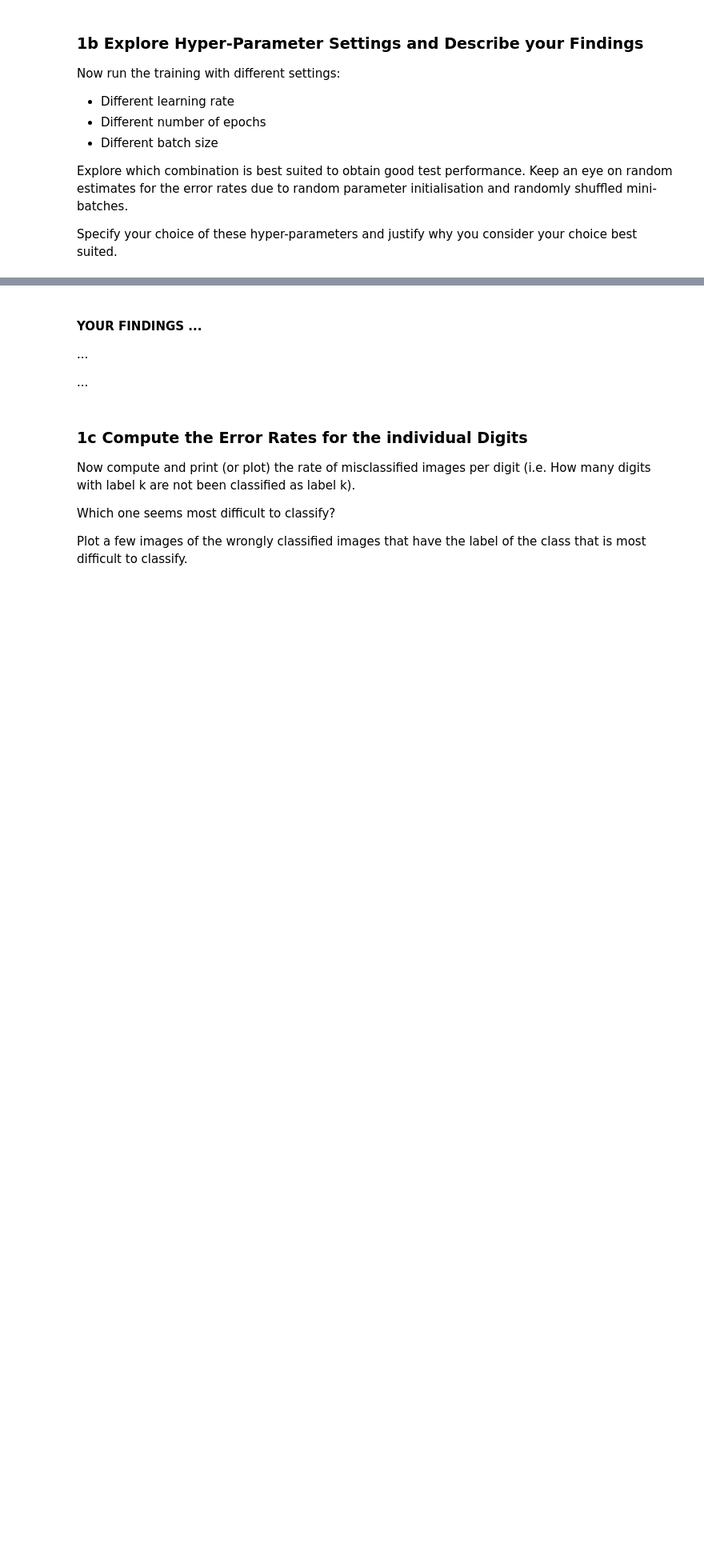
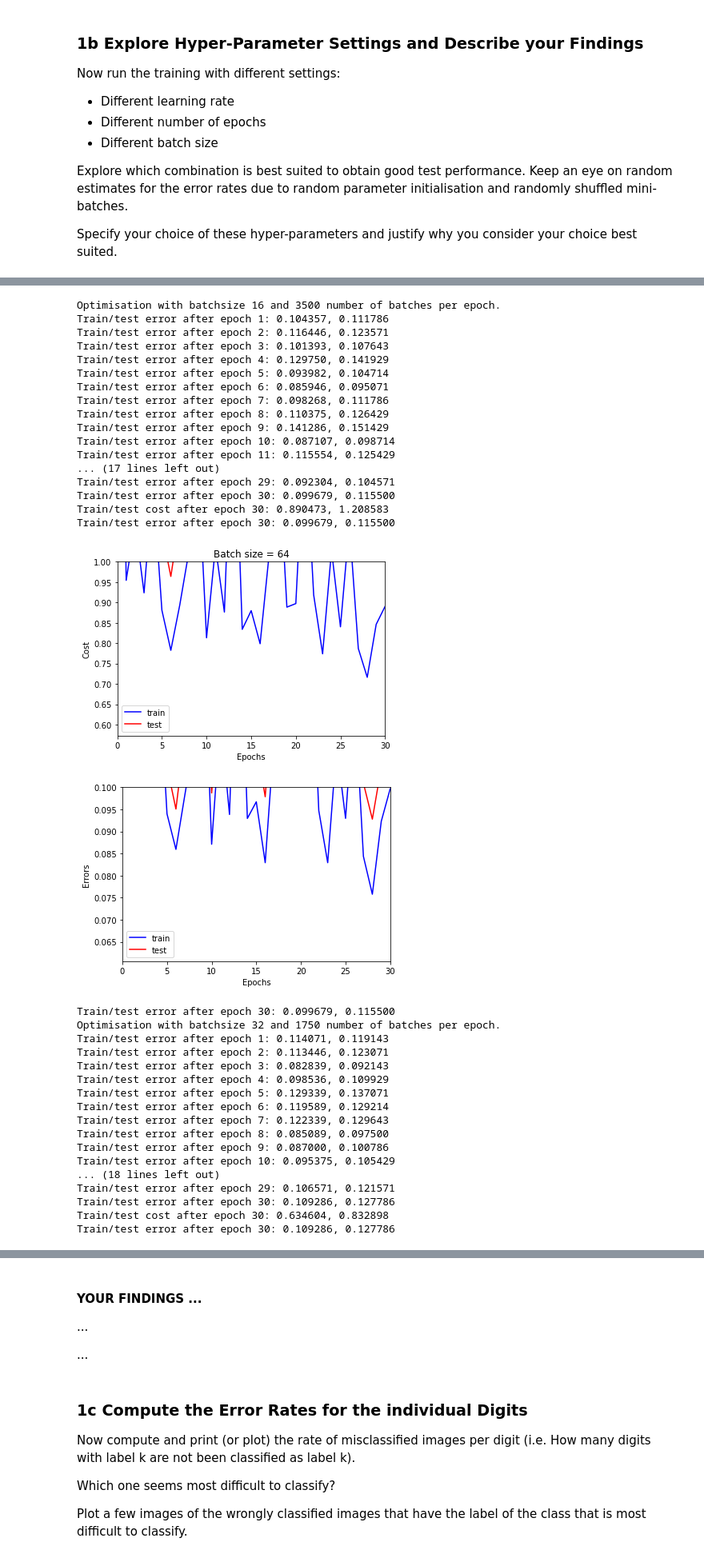
Before and after one commit to FabianGroeger96/mse-deep-learning, a Jupyter notebook: SW03/MNIST_classifier_softmax_stud.ipynb, the cells around one changed output, grey strips where cells are left out. Shown at 80% size. Drawn from its saved outputs; the diff is of its cells as text; code cells hidden in the pictures; blank space fills up the shorter version.

```diff
--- a/SW03/MNIST_classifier_softmax_stud.ipynb
+++ b/SW03/MNIST_classifier_softmax_stud.ipynb
@@ -715,0 +932,53 @@ Specify your choice of these hyper-parameters and justify why you consider your
+# %%
+learning_rate = 0.2
+nepochs = 30
+for batchsize in [16,32,64,128,512]:
+    model, metrics = optimize(W, b, x_train, y_train, x_test, y_test, nepochs=nepochs, alpha = learning_rate, batchsize=batchsize, debug=True)
+    plt.title("Batch size = %i" % batch_size)
+    metrics.plot_cost_curves(ymin=0.0, ymax=1.0,logy=False)
+    metrics.plot_error_curves(ymin=0.0, ymax=0.1,logy=False)
+    metrics.print_latest_errors()
+
+
+#16 0.115500
+#32 0.127786
+#64 0.108929
+#128 0.097357
+#512 0.084929 , best
+# %% [output]
+Optimisation with batchsize 16 and 3500 number of batches per epoch.
+Train/test error after epoch 1: 0.104357, 0.111786
+Train/test error after epoch 2: 0.116446, 0.123571
+Train/test error after epoch 3: 0.101393, 0.107643
+Train/test error after epoch 4: 0.129750, 0.141929
+Train/test error after epoch 5: 0.093982, 0.104714
+Train/test error after epoch 6: 0.085946, 0.095071
+Train/test error after epoch 7: 0.098268, 0.111786
+Train/test error after epoch 8: 0.110375, 0.126429
+Train/test error after epoch 9: 0.141286, 0.151429
+Train/test error after epoch 10: 0.087107, 0.098714
+Train/test error after epoch 11: 0.115554, 0.125429
+... (17 lines left out)
+Train/test error after epoch 29: 0.092304, 0.104571
+Train/test error after epoch 30: 0.099679, 0.115500
+Train/test cost after epoch 30: 0.890473, 1.208583
+Train/test error after epoch 30: 0.099679, 0.115500
+[figure, added]
+[figure, added]
+Train/test error after epoch 30: 0.099679, 0.115500
+Optimisation with batchsize 32 and 1750 number of batches per epoch.
+Train/test error after epoch 1: 0.114071, 0.119143
+Train/test error after epoch 2: 0.113446, 0.123071
+Train/test error after epoch 3: 0.082839, 0.092143
+Train/test error after epoch 4: 0.098536, 0.109929
+Train/test error after epoch 5: 0.129339, 0.137071
+Train/test error after epoch 6: 0.119589, 0.129214
+Train/test error after epoch 7: 0.122339, 0.129643
+Train/test error after epoch 8: 0.085089, 0.097500
+Train/test error after epoch 9: 0.087000, 0.100786
+Train/test error after epoch 10: 0.095375, 0.105429
+... (18 lines left out)
+Train/test error after epoch 29: 0.106571, 0.121571
+Train/test error after epoch 30: 0.109286, 0.127786
+Train/test cost after epoch 30: 0.634604, 0.832898
+Train/test error after epoch 30: 0.109286, 0.127786
```
Also changed, not shown: parts of 17 cells of this notebook, 1 other file.
